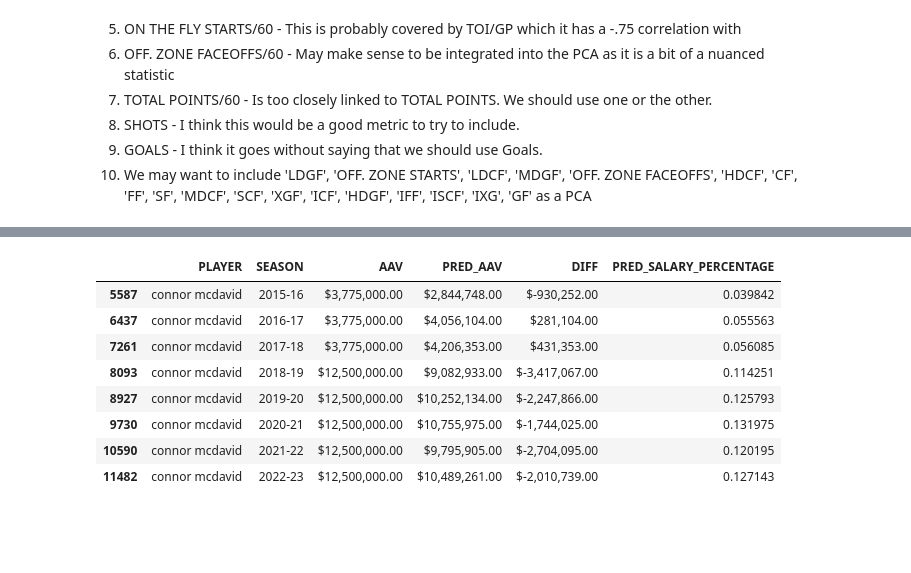
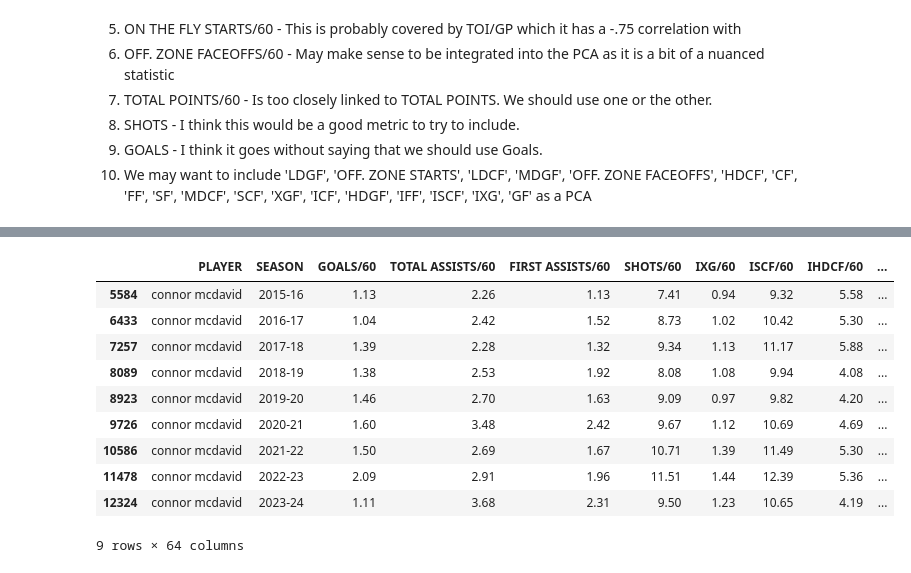
Before and after one commit to MichaelKuby/CMPT733_CapstoneProject_NHLPlayerValue, a Jupyter notebook: Hockey_Salary_Research/Script/5_ModelTraining/0_F_Model_Train_LR.ipynb, the cells around one changed output, grey strips where cells are left out. Drawn from its saved outputs; the diff is of its cells as text; code cells hidden in the pictures; blank space fills up the shorter version.

```diff
--- a/Hockey_Salary_Research/Script/5_ModelTraining/0_F_Model_Train_LR.ipynb
+++ b/Hockey_Salary_Research/Script/5_ModelTraining/0_F_Model_Train_LR.ipynb
@@ -101,27 +79,14 @@ data.columns.tolist()
 # %%
 # THE FOLLOWING CELL UTILIZES SEQUENTIAL FEATURE SELECTION USING SequentialFeatureSelector from sklearn.feature_selection
 
-forwards = data[data['POSITION'].isin(['r', 'l', 'c, l', 'c', 'l, r', 'c, r'])]
+forwards = data[data['POSITION'].isin(['r', 'l', 'c, l', 'c', 'l, r', 'c, r'])].copy()
 
 # Select only players with 60 or more games played
-forwards = forwards[(forwards['GP'] >= 41)]
-
-# Remove players from season 2023-24
-forwards = forwards[(forwards['SEASON'] != '2023-24')]
-
-# Remove outliers
-test_train_data = forwards
+test_train_data = forwards[(forwards['GP'] >= 41)]
 
 # Get all numerical features from test_train_data that do not have NaN values
 numerical_features = test_train_data.select_dtypes(include=['float64', 'int64']).columns[test_train_data.select_dtypes(include=['float64', 'int64']).isnull().sum() == 0]
-numerical_features = numerical_features.drop(['CAP HIT',
-                                            'AAV',
-                                            'SALARY',
-                                            'BASE SALARY',
-                                            'S.BONUS',
-                                            'P.BONUS',
-                                            'SALARY CAP',
-                                            'SALARY CAP PERCENTAGE'])
+numerical_features = numerical_features.drop(['GP', 'AAV', 'SALARY CAP PERCENTAGE', 'SALARY CAP'])
 
 # Define transformers for the numerical features
 transformers = [
@@ -144,7 +109,7 @@ pipeline = Pipeline(steps=[
 ])
 
 # Split your data
-X = test_train_data[numerical_features]  # Ensure these are the features before any dropping
+X = test_train_data[numerical_features]
 y = test_train_data['SALARY CAP PERCENTAGE']
 
 X_train, X_test, y_train, y_test = train_test_split(X, y, test_size=0.2, random_state=42)
@@ -158,4 +123,15 @@ y_pred = pipeline.predict(X_test)
 # Calculate MSE
 mse = mean_squared_error(y_test, y_pred)
 print(f'Mean Squared Error: {mse}')
+
+# Assuming your pipeline is named 'pipeline' and has been fitted
+sfs = pipeline.named_steps['sfs']  # Access the fitted SFS object from the pipeline
+
+# Get the boolean mask of selected features
+selected_features_mask = sfs.get_support()
+
+# Apply this mask to the feature names to get the list of selected features
+selected_features = numerical_features[selected_features_mask]
+
+print("Selected features:", list(selected_features))
 # %% [output]
@@ -163,8 +140,10 @@ Mean Squared Error: 0.0002440516163624797
 # %%
 coefficients = pipeline.named_steps['regressor'].coef_
-feature_names = numerical_features
-coefficient_names = feature_names
+coefficient_names = list(selected_features)
+
+used_features = []
 
 for name, coef in zip(coefficient_names, coefficients):
     print(f'{name}: {coef}')
+    used_features.append(name)
 # %% [output]
@@ -208,6 +187,7 @@ forwards['AAV'] = convert_to_dollars(forwards, 'AAV')
 forwards['DIFF'] = convert_to_dollars(forwards, 'DIFF')
 # %%
 # Display the full record of the top 20 players based on 'PRED_SALARY_PERCENTAGE'
-top_20 = forwards.sort_values('PRED_SALARY_PERCENTAGE', ascending=False).head(20)
-top_20[['PLAYER', 'SEASON', 'AAV', 'PRED_AAV', 'DIFF', 'PRED_SALARY_PERCENTAGE']]
+top_20 = forwards[forwards['GP'] > 21].sort_values('PRED_SALARY_PERCENTAGE', ascending=False).head(10)
+display_features = ['PLAYER', 'SEASON'] + used_features + ['AAV', 'PRED_AAV', 'DIFF', 'SALARY CAP PERCENTAGE', 'PRED_SALARY_PERCENTAGE']
+top_20[display_features]
 # %% [output]
@@ -231,16 +206,18 @@ top_20[['PLAYER', 'SEASON', 'AAV', 'PRED_AAV', 'DIFF', 'PRED_SALARY_PERCENTAGE']
 # %%
 # Display all seasons for Connor McDavid
 connor_mcdavid = forwards[forwards['PLAYER'] == 'connor mcdavid']
-connor_mcdavid[['PLAYER', 'SEASON', 'AAV', 'PRED_AAV', 'DIFF', 'PRED_SALARY_PERCENTAGE']]
+connor_mcdavid[display_features]
 # %% [output]
-|  | PLAYER | SEASON | AAV | PRED_AAV | DIFF | PRED_SALARY_PERCENTAGE |
-| 5587 | connor mcdavid | 2015-16 | $3,775,000.00 | $2,844,748.00 | $-930,252.00 | 0.039842 |
-| 6437 | connor mcdavid | 2016-17 | $3,775,000.00 | $4,056,104.00 | $281,104.00 | 0.055563 |
-| 7261 | connor mcdavid | 2017-18 | $3,775,000.00 | $4,206,353.00 | $431,353.00 | 0.056085 |
-| 8093 | connor mcdavid | 2018-19 | $12,500,000.00 | $9,082,933.00 | $-3,417,067.00 | 0.114251 |
-| 8927 | connor mcdavid | 2019-20 | $12,500,000.00 | $10,252,134.00 | $-2,247,866.00 | 0.125793 |
-| 9730 | connor mcdavid | 2020-21 | $12,500,000.00 | $10,755,975.00 | $-1,744,025.00 | 0.131975 |
-| 10590 | connor mcdavid | 2021-22 | $12,500,000.00 | $9,795,905.00 | $-2,704,095.00 | 0.120195 |
-| 11482 | connor mcdavid | 2022-23 | $12,500,000.00 | $10,489,261.00 | $-2,010,739.00 | 0.127143 |
+|  | PLAYER | SEASON | GOALS/60 | TOTAL ASSISTS/60 | FIRST ASSISTS/60 | SHOTS/60 | IXG/60 | ISCF/60 | IHDCF/60 | ... |
+| 5584 | connor mcdavid | 2015-16 | 1.13 | 2.26 | 1.13 | 7.41 | 0.94 | 9.32 | 5.58 | ... |
+| 6433 | connor mcdavid | 2016-17 | 1.04 | 2.42 | 1.52 | 8.73 | 1.02 | 10.42 | 5.30 | ... |
+| 7257 | connor mcdavid | 2017-18 | 1.39 | 2.28 | 1.32 | 9.34 | 1.13 | 11.17 | 5.88 | ... |
+| 8089 | connor mcdavid | 2018-19 | 1.38 | 2.53 | 1.92 | 8.08 | 1.08 | 9.94 | 4.08 | ... |
+| 8923 | connor mcdavid | 2019-20 | 1.46 | 2.70 | 1.63 | 9.09 | 0.97 | 9.82 | 4.20 | ... |
+| 9726 | connor mcdavid | 2020-21 | 1.60 | 3.48 | 2.42 | 9.67 | 1.12 | 10.69 | 4.69 | ... |
+| 10586 | connor mcdavid | 2021-22 | 1.50 | 2.69 | 1.67 | 10.71 | 1.39 | 11.49 | 5.30 | ... |
+| 11478 | connor mcdavid | 2022-23 | 2.09 | 2.91 | 1.96 | 11.51 | 1.44 | 12.39 | 5.36 | ... |
+| 12324 | connor mcdavid | 2023-24 | 1.11 | 3.68 | 2.31 | 9.50 | 1.23 | 10.65 | 4.19 | ... |
+9 rows × 64 columns
 # %%
 # Plot the distribution of PRED_SALARY_PERCENTAGE
```
Also changed, not shown: parts of 14 cells of this notebook, 9 other files.
